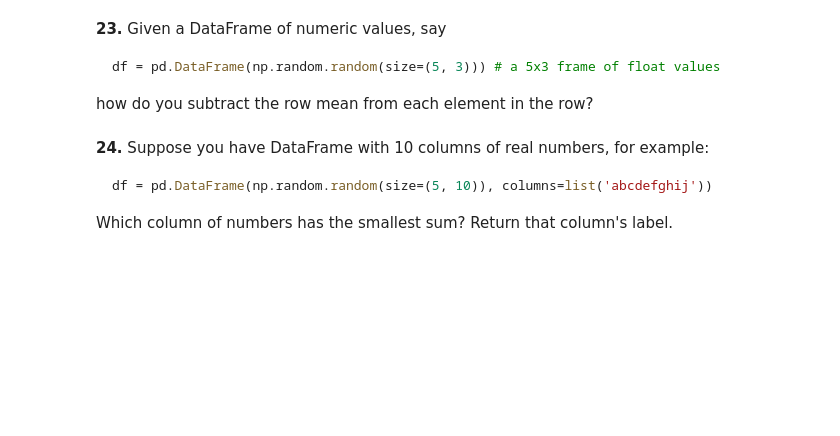
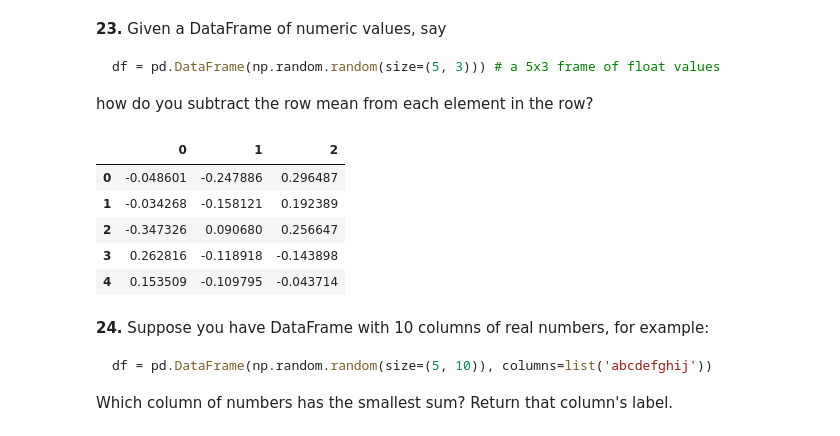
Before and after one commit to sameerhingoro/IOD, a Jupyter notebook: IOD_Lab_1_1_1b_Optional.ipynb, the cells around one changed output. Cells and saved outputs as stored; diff of their text form; code cells hidden in the pictures; blank space fills up the shorter version.

````diff
--- a/IOD_Lab_1_1_1b_Optional.ipynb
+++ b/IOD_Lab_1_1_1b_Optional.ipynb
@@ -356,6 +369,17 @@ df = pd.DataFrame(np.random.random(size=(5, 3))) # a 5x3 frame of float values
 ```
 
 how do you subtract the row mean from each element in the row?
+# %%
+df_3 = pd.DataFrame(np.random.random(size=(5, 3))) # a 5x3 frame of float values
+df_3_centered = df_3.sub(df_3.mean(axis=1), axis=0)
+df_3_centered
+# %% [output]
+|  | 0 | 1 | 2 |
+| 0 | -0.048601 | -0.247886 | 0.296487 |
+| 1 | -0.034268 | -0.158121 | 0.192389 |
+| 2 | -0.347326 | 0.090680 | 0.256647 |
+| 3 | 0.262816 | -0.118918 | -0.143898 |
+| 4 | 0.153509 | -0.109795 | -0.043714 |
 # %% [markdown]
 **24.** Suppose you have DataFrame with 10 columns of real numbers, for example:
 
````
Also changed, not shown: parts of 1 cell of this notebook.
